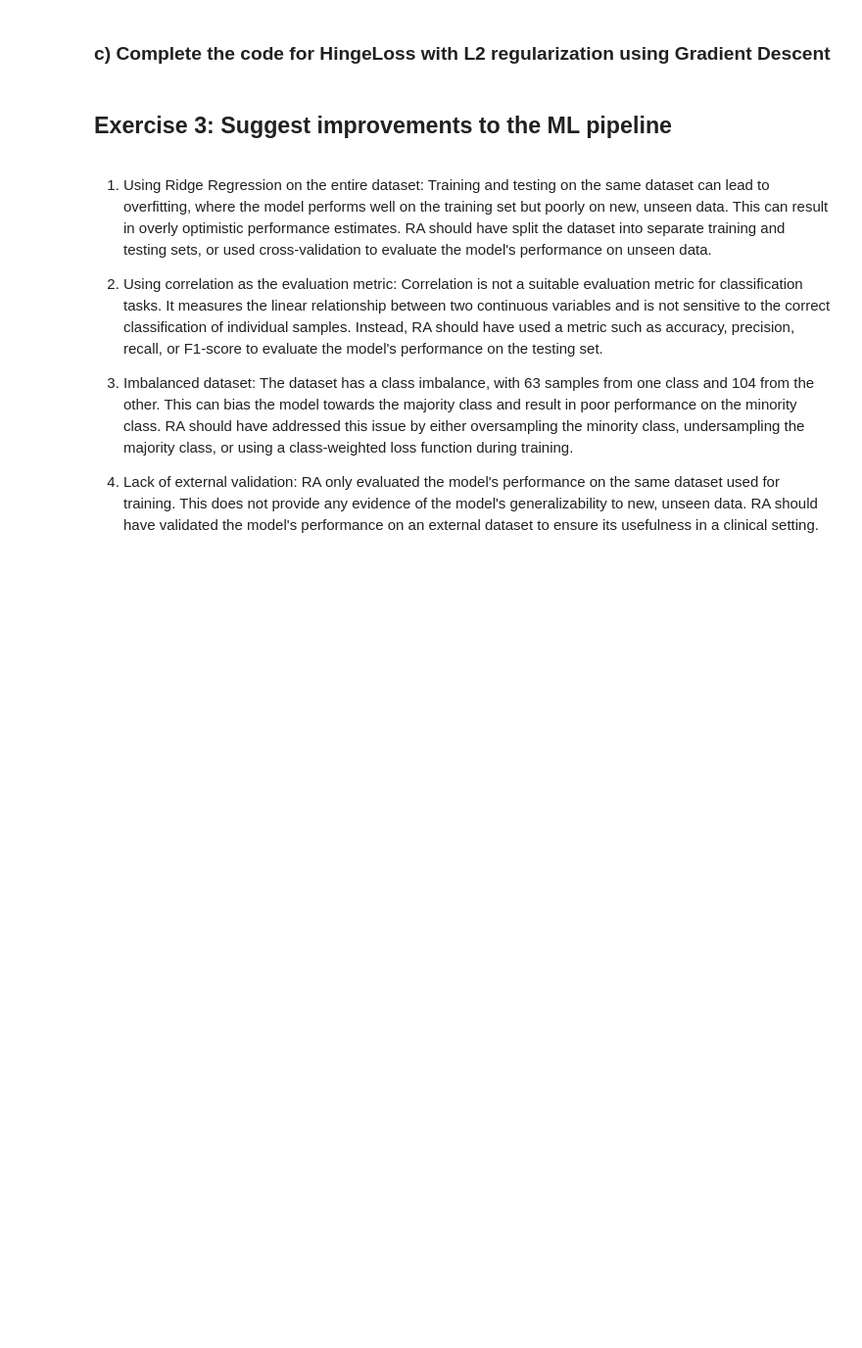
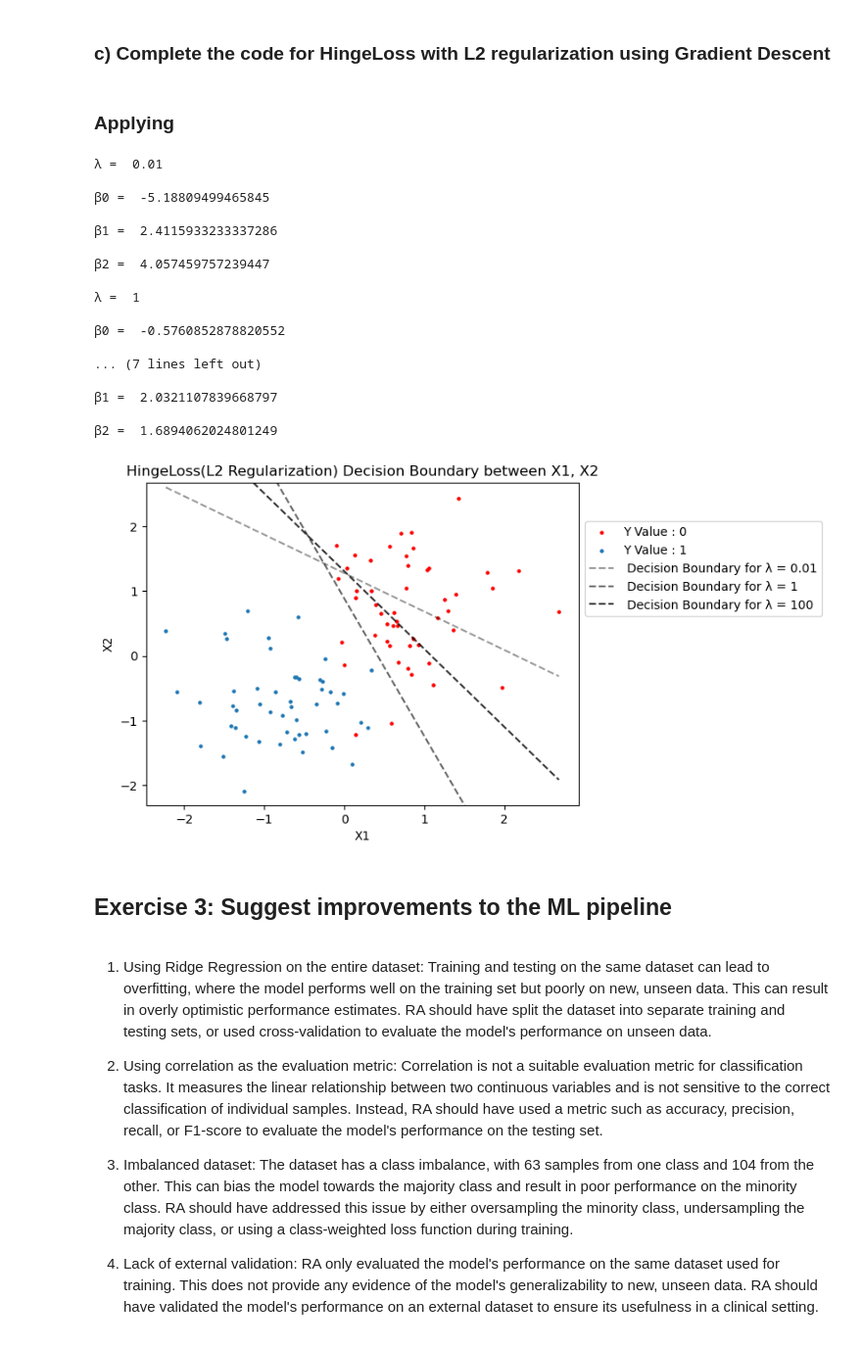
Before and after one commit to NZavas/Machine-Learning, a Jupyter notebook: Notebook_CW1.ipynb, the cells around one changed output. Shown: that part at 98% size. Drawn from its saved outputs; the diff is of its cells as text; code cells hidden in the pictures; blank space fills up the shorter version.

```diff
--- a/Notebook_CW1.ipynb
+++ b/Notebook_CW1.ipynb
@@ -419,14 +460,14 @@ def fit_HingeL2_GRAD(y, features, lam=1, eps=0.00000000001, rho=0.01, max_iter=1
     old_cost = 100000000
     #compute the cost (J) of the current solution
     #COMPLETE THIS
-    cost = np.mean(np.maximum(0, 1 - y * yhat)) + lam * np.linalg.norm(betas)**2
+    cost = (np.sum((np.maximum(0, 1 - y * yhat.reshape(100,1)))) + (lam/2 * np.linalg.norm(betas)**2))[0]
 
     epoch=0
     while epoch < max_iter and np.abs(old_cost - cost) > eps:
         epoch += 1
         #beta update (one step of the gradient descent)
         #COMPLETE THIS
-        betas -= rho * (-2 * np.dot((y * np.maximum(0, 1 - y * yhat)), X) + 2 * lam * betas)
+        betas -= rho * ((np.dot((y * np.maximum(0, 1 - y * yhat.reshape(100,1))).T, X)) + lam * betas).reshape(3,)
 
         #update prediction
         yhat = X @ betas
@@ -434,12 +475,81 @@ def fit_HingeL2_GRAD(y, features, lam=1, eps=0.00000000001, rho=0.01, max_iter=1
         old_cost = cost
         #recompute cost
         #COMPLETE THIS (same as above)
-        cost = np.mean(np.maximum(0, 1 - y * yhat)) + lam * np.linalg.norm(betas)**2
+        cost = (np.sum((np.maximum(0, 1 - y * yhat.reshape(100,1)))) + (lam/2 * np.linalg.norm(betas)**2))[0]
 
         #reduce learning rate in case the cost increased
         if cost > old_cost:
           rho /= 2
     return(betas)
+# %% [markdown]
+### Applying
+# %%
+#Loading the Dataset
+
+Dataset4 = pd.read_csv('sim_data_nonsep.csv')
+
+Dataset4['Y'] = np.where(Dataset4['Y'] == -1, 0, Dataset4['Y'])
+
+
+x_min = Dataset4['X1'].min()
+x_max = Dataset4['X1'].max()
+x = np.linspace(x_min,x_max,1000)
+
+#Plotting
+plt.figure()
+
+#First the points
+df_temp = Dataset3[Dataset4['Y'] == 0]
+plt.scatter(df_temp['X1'], df_temp['X2'],c='red',label='Y Value : 0',s=5)
+df_temp = Dataset3[Dataset4['Y'] == 1]
+plt.scatter(df_temp['X1'], df_temp['X2'],label='Y Value : 1',s=5 )
+
+
+#Calculating and plotting the HingeLoss Boundaries for varrying λ values
+alpha_regulator = 0.2  #Variable for controlling line opacity
+for idx, i_lambda in enumerate([0.01,1,100]):
+
+    #Getting and printing the betas
+    betas = fit_HingeL2_GRAD(Dataset4[['Y']], Dataset4[['X1','X2']], lam = i_lambda)
+    print('λ = ',i_lambda, "\n")
+    print('β0 = ',betas[0], "\n")
+    print('β1 = ',betas[1], "\n")
+    print('β2 = ',betas[2], "\n")
+
+    #Calculating and plotting the boundaries
+    HingeLoss_Bound = (-betas[0] - x*betas[1])/betas[2]
+    alpha_regulator = alpha_regulator +0.2
+    plt.plot(x,HingeLoss_Bound,'--',c = "black", alpha = alpha_regulator, label=f' Decision Boundary for λ = {i_lambda}', lw =1.5)
+
+
+
+y_min = Dataset4['X2'].min()*1.1
+y_max = Dataset4['X2'].max()*1.1
+plt.ylim(y_min,y_max)
+plt.legend(bbox_to_anchor=(1, 0.9), loc='upper left');
+plt.title("HingeLoss(L2 Regularization) Decision Boundary between X1, X2")
+plt.xlabel("X1")
+plt.ylabel("X2")
+plt.show()
+# %% [output]
+λ =  0.01
+
+β0 =  -5.18809499465845
+
+β1 =  2.4115933233337286
+
+β2 =  4.057459757239447
+
+λ =  1
+
+β0 =  -0.5760852878820552
+
+... (7 lines left out)
+
+β1 =  2.0321107839668797
+
+β2 =  1.6894062024801249
+[figure, added]
 # %% [markdown]
 ## Exercise 3: Suggest improvements to the ML pipeline
 # %% [markdown]
```
Also changed, not shown: parts of 3 cells of this notebook.
